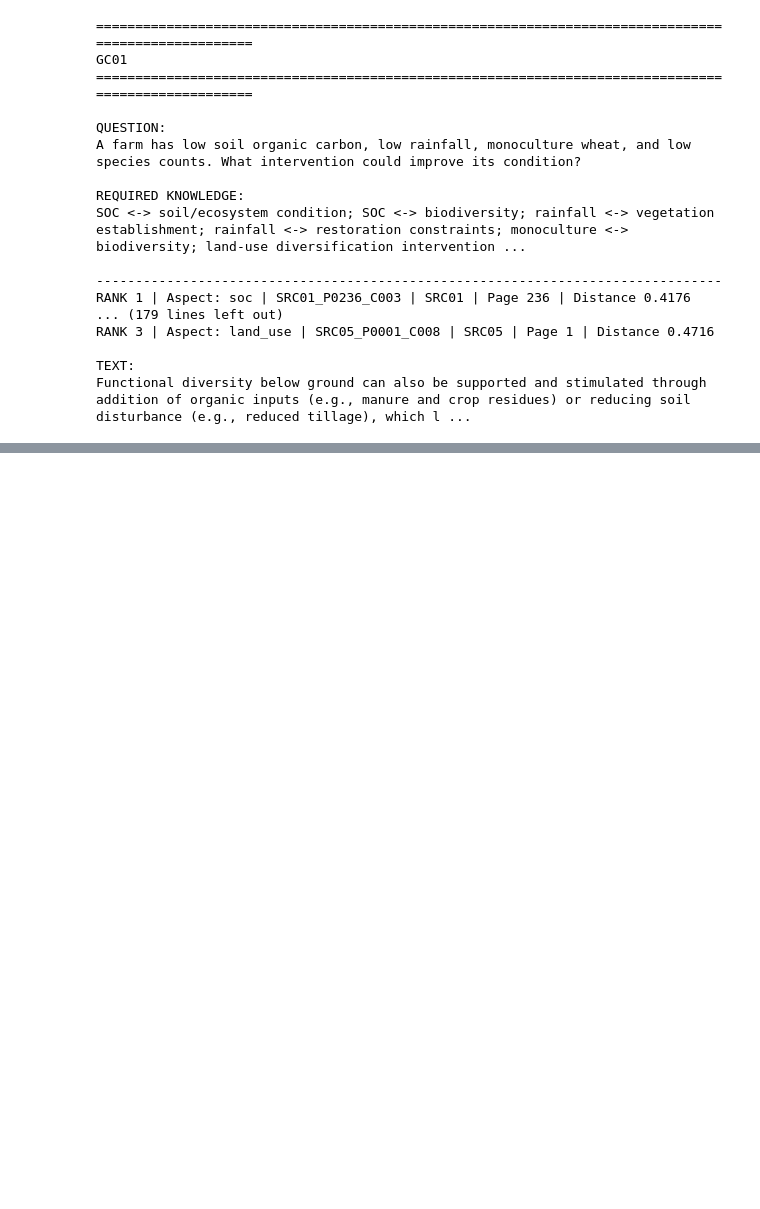
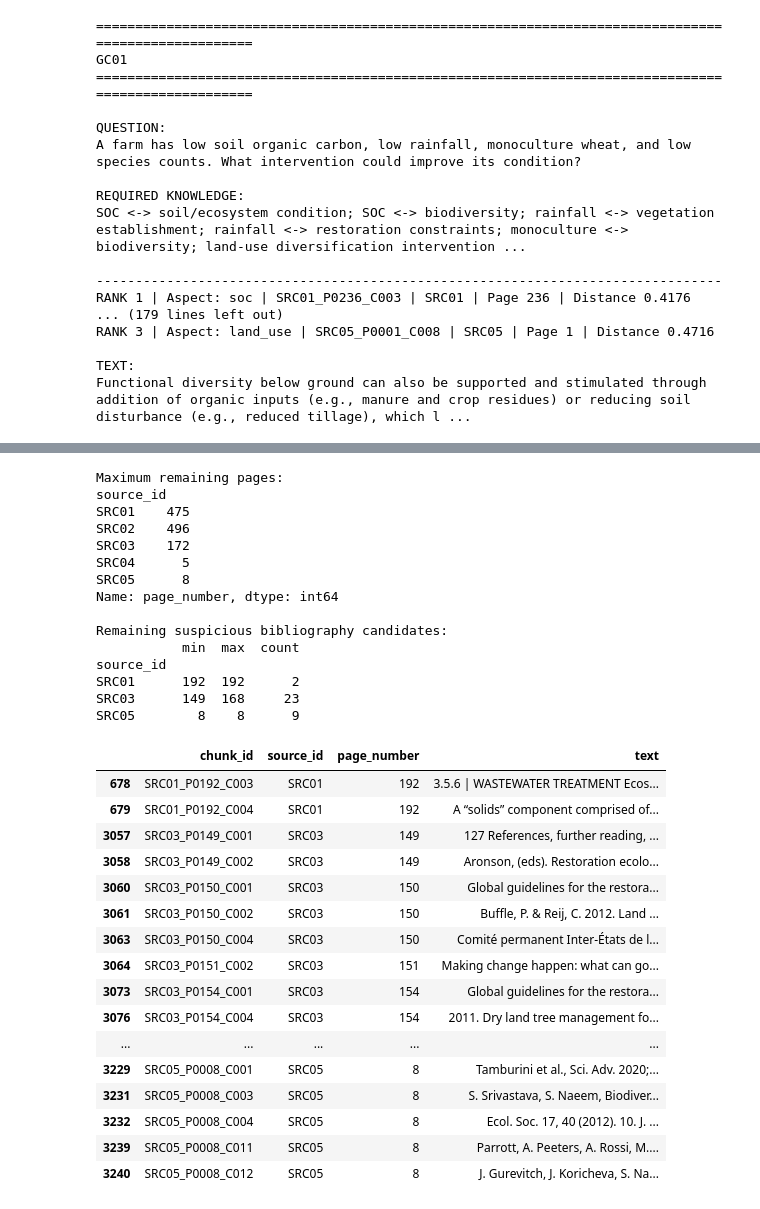
Before and after one commit to Arp518/biodiversity-intelligence-ai, a Jupyter notebook: notebooks/02_rag_retrieval.ipynb, the cells around one changed output, grey strips where cells are left out. Drawn from its saved outputs; the diff is of its cells as text; code cells hidden in the pictures; blank space fills up the shorter version.

Commit message:
Complete Phase 3 RAG backend and chatbot interface

```diff
--- a/notebooks/02_rag_retrieval.ipynb
+++ b/notebooks/02_rag_retrieval.ipynb
@@ -1860,0 +2108,10 @@ Functional diversity below ground can also be supported and stimulated through a
+# %%
+# 2. Create retrieval dataframe
+retrieval_df = corpus_df.copy()
+
+retrieval_df = retrieval_df.dropna(subset=["text"])
+retrieval_df["text"] = retrieval_df["text"].astype(str).str.strip()
+retrieval_df = retrieval_df[retrieval_df["text"] != ""].copy()
+retrieval_df.reset_index(drop=True, inplace=True)
+
+print("Retrieval pages:", len(retrieval_df))
@@ -1860,0 +2120,9 @@ Functional diversity below ground can also be supported and stimulated through a
+# %%
+# 3. Clean extracted text
+def clean_text(text):
+    text = re.sub(r"\s+", " ", text)
+    return text.strip()
+
+retrieval_df["clean_text"] = retrieval_df["text"].apply(clean_text)
+
+print(retrieval_df.columns.tolist())
@@ -1860,0 +3369,57 @@ Functional diversity below ground can also be supported and stimulated through a
+# %%
+print("\nMaximum remaining pages:")
+print(
+    retrieval_chunks_df.groupby("source_id")["page_number"].max()
+)
+
+print("\nRemaining suspicious bibliography candidates:")
+
+remaining_bib = bib_candidates[
+    bib_candidates["chunk_id"].isin(
+        retrieval_chunks_df["chunk_id"]
+    )
+]
+
+print(
+    remaining_bib.groupby("source_id")["page_number"]
+    .agg(["min", "max", "count"])
+)
+
+display(
+    remaining_bib[
+        ["chunk_id", "source_id", "page_number", "text"]
+    ].head(30)
+)
+# %% [output]
+Maximum remaining pages:
+source_id
+SRC01    475
+SRC02    496
+SRC03    172
+SRC04      5
+SRC05      8
+Name: page_number, dtype: int64
+
+Remaining suspicious bibliography candidates:
+           min  max  count
+source_id
+SRC01      192  192      2
+SRC03      149  168     23
+SRC05        8    8      9
+|  | chunk_id | source_id | page_number | text |
+| 678 | SRC01_P0192_C003 | SRC01 | 192 | 3.5.6 | WASTEWATER TREATMENT Ecos... |
+| 679 | SRC01_P0192_C004 | SRC01 | 192 | A “solids” component comprised of... |
+| 3057 | SRC03_P0149_C001 | SRC03 | 149 | 127 References, further reading, ... |
+| 3058 | SRC03_P0149_C002 | SRC03 | 149 | Aronson, (eds). Restoration ecolo... |
+| 3060 | SRC03_P0150_C001 | SRC03 | 150 | Global guidelines for the restora... |
+| 3061 | SRC03_P0150_C002 | SRC03 | 150 | Buffle, P. & Reij, C. 2012. Land ... |
+| 3063 | SRC03_P0150_C004 | SRC03 | 150 | Comité permanent Inter-États de l... |
+| 3064 | SRC03_P0151_C002 | SRC03 | 151 | Making change happen: what can go... |
+| 3073 | SRC03_P0154_C001 | SRC03 | 154 | Global guidelines for the restora... |
+| 3076 | SRC03_P0154_C004 | SRC03 | 154 | 2011. Dry land tree management fo... |
+| ... | ... | ... | ... | ... |
+| 3229 | SRC05_P0008_C001 | SRC05 | 8 | Tamburini et al., Sci. Adv. 2020;... |
+| 3231 | SRC05_P0008_C003 | SRC05 | 8 | S. Srivastava, S. Naeem, Biodiver... |
+| 3232 | SRC05_P0008_C004 | SRC05 | 8 | Ecol. Soc. 17, 40 (2012). 10. J. ... |
+| 3239 | SRC05_P0008_C011 | SRC05 | 8 | Parrott, A. Peeters, A. Rossi, M.... |
+| 3240 | SRC05_P0008_C012 | SRC05 | 8 | J. Gurevitch, J. Koricheva, S. Na... |
```
Also changed, not shown: parts of 59 cells of this notebook, 9 other files.
